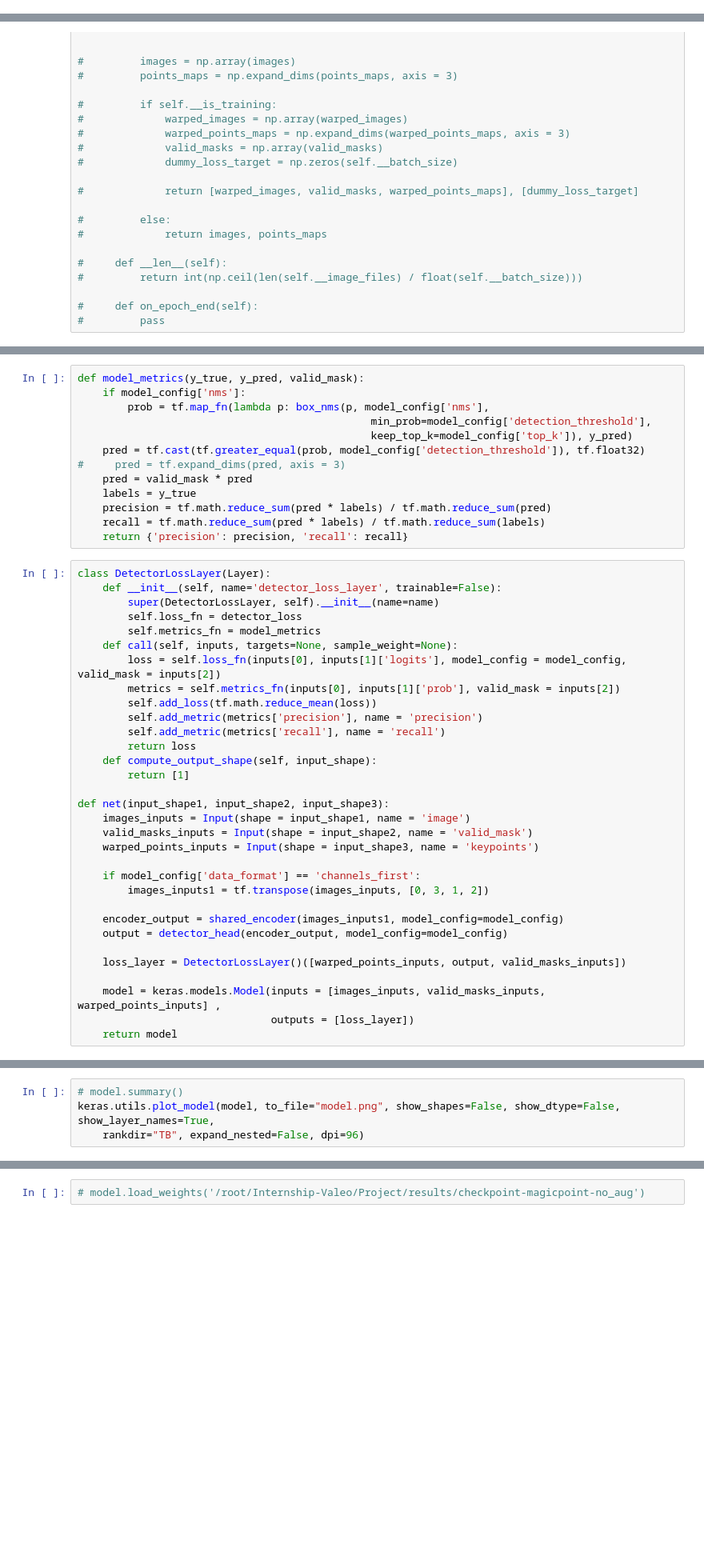
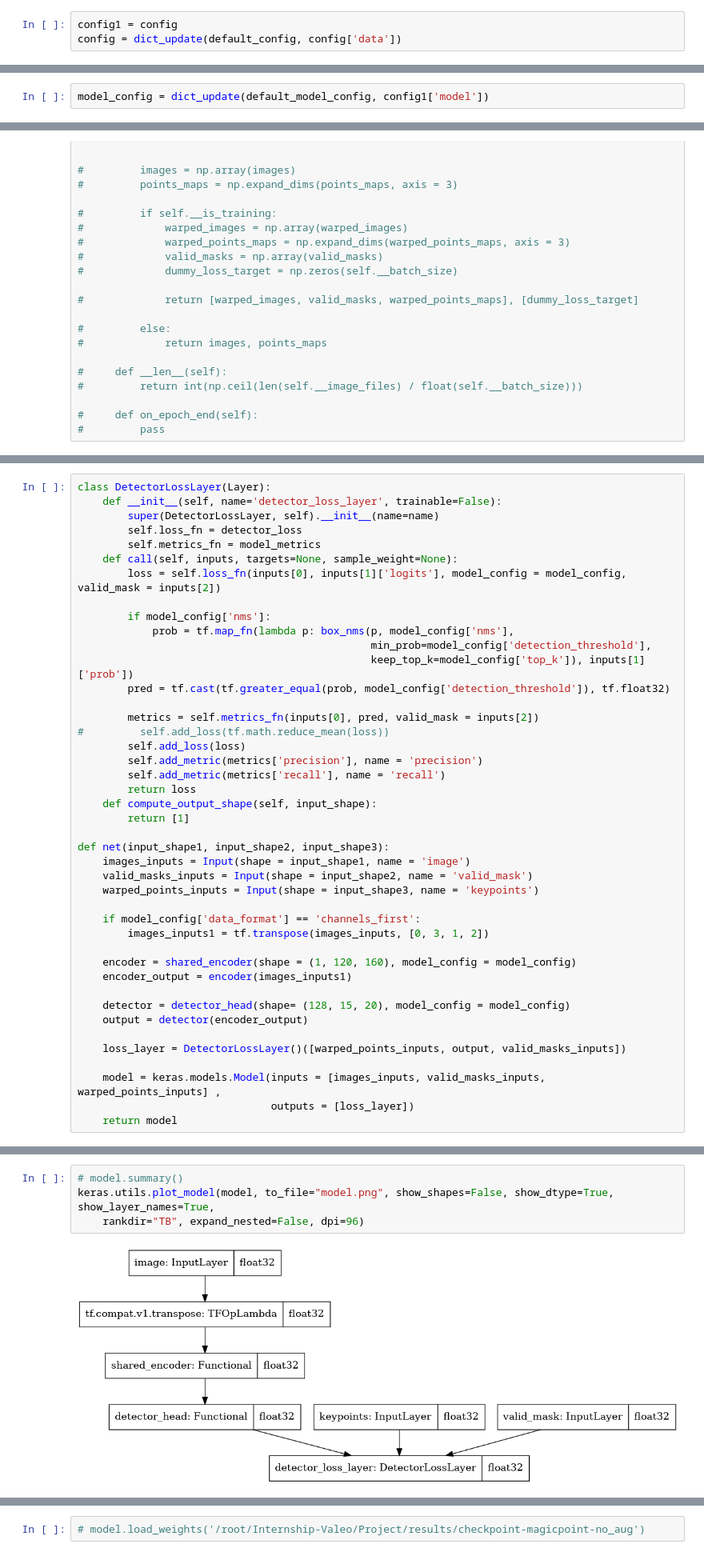
Before and after one commit to amit205/multi-task-learning, a Jupyter notebook: magicpoint.ipynb, the cells around one changed output, grey strips where cells are left out. Shown at 80% size. Drawn from its saved outputs; the diff is of its cells as text; blank space fills up the shorter version.

```diff
--- a/magicpoint.ipynb
+++ b/magicpoint.ipynb
@@ -106,3 +92,6 @@ drawing_primitives = [
+# %%
+config1 = config
+config = dict_update(default_config, config['data'])
 # %%
 logdir = "logs/scalars/" + datetime.datetime.now().strftime("%Y%m%d-%H%M%S")
 tensorboard_callback = keras.callbacks.TensorBoard(log_dir=logdir)
@@ -308,3 +282,5 @@ model_config = {
+# %%
+model_config = dict_update(default_model_config, config1['model'])
 # %%
 # class SyntheticShapes(keras.utils.Sequence):
 #     def __init__(self, image_files, point_files, is_training, batch_size = model_config['batch_size']):
@@ -472,16 +368,3 @@ def detector_loss(keypoint_map, logits, model_config, valid_mask=None):
-# %%
-def model_metrics(y_true, y_pred, valid_mask):
-    if model_config['nms']:
-        prob = tf.map_fn(lambda p: box_nms(p, model_config['nms'],
-                                               min_prob=model_config['detection_threshold'],
-                                               keep_top_k=model_config['top_k']), y_pred)
-    pred = tf.cast(tf.greater_equal(prob, model_config['detection_threshold']), tf.float32)
-#     pred = tf.expand_dims(pred, axis = 3)
-    pred = valid_mask * pred
-    labels = y_true
-    precision = tf.math.reduce_sum(pred * labels) / tf.math.reduce_sum(pred)
-    recall = tf.math.reduce_sum(pred * labels) / tf.math.reduce_sum(labels)
-    return {'precision': precision, 'recall': recall}
 # %%
 class DetectorLossLayer(Layer):
     def __init__(self, name='detector_loss_layer', trainable=False):
@@ -490,8 +373,16 @@ class DetectorLossLayer(Layer):
         self.metrics_fn = model_metrics
     def call(self, inputs, targets=None, sample_weight=None):
         loss = self.loss_fn(inputs[0], inputs[1]['logits'], model_config = model_config, valid_mask = inputs[2])
-        metrics = self.metrics_fn(inputs[0], inputs[1]['prob'], valid_mask = inputs[2])
-        self.add_loss(tf.math.reduce_mean(loss))
+
+        if model_config['nms']:
+            prob = tf.map_fn(lambda p: box_nms(p, model_config['nms'],
+                                               min_prob=model_config['detection_threshold'],
+                                               keep_top_k=model_config['top_k']), inputs[1]['prob'])
+        pred = tf.cast(tf.greater_equal(prob, model_config['detection_threshold']), tf.float32)
+
+        metrics = self.metrics_fn(inputs[0], pred, valid_mask = inputs[2])
+#         self.add_loss(tf.math.reduce_mean(loss))
+        self.add_loss(loss)
         self.add_metric(metrics['precision'], name = 'precision')
         self.add_metric(metrics['recall'], name = 'recall')
         return loss
@@ -506,8 +397,11 @@ def net(input_shape1, input_shape2, input_shape3):
     if model_config['data_format'] == 'channels_first':
         images_inputs1 = tf.transpose(images_inputs, [0, 3, 1, 2])
 
-    encoder_output = shared_encoder(images_inputs1, model_config=model_config)
-    output = detector_head(encoder_output, model_config=model_config)
+    encoder = shared_encoder(shape = (1, 120, 160), model_config = model_config)
+    encoder_output = encoder(images_inputs1)
+
+    detector = detector_head(shape= (128, 15, 20), model_config = model_config)
+    output = detector(encoder_output)
 
     loss_layer = DetectorLossLayer()([warped_points_inputs, output, valid_masks_inputs])
 
@@ -519,6 +417,8 @@ model = net(input_shape1 = (120, 160, 1), input_shape2 = (120, 160), input_shape
 # %%
 # model.summary()
-keras.utils.plot_model(model, to_file="model.png", show_shapes=False, show_dtype=False, show_layer_names=True,
+keras.utils.plot_model(model, to_file="model.png", show_shapes=False, show_dtype=True, show_layer_names=True,
     rankdir="TB", expand_nested=False, dpi=96)
+# %% [output]
+[figure, added]
 # %%
 def dummy_loss(dummy_target, y_pred):
```
Also changed, not shown: parts of 26 cells of this notebook, 6 other files.
